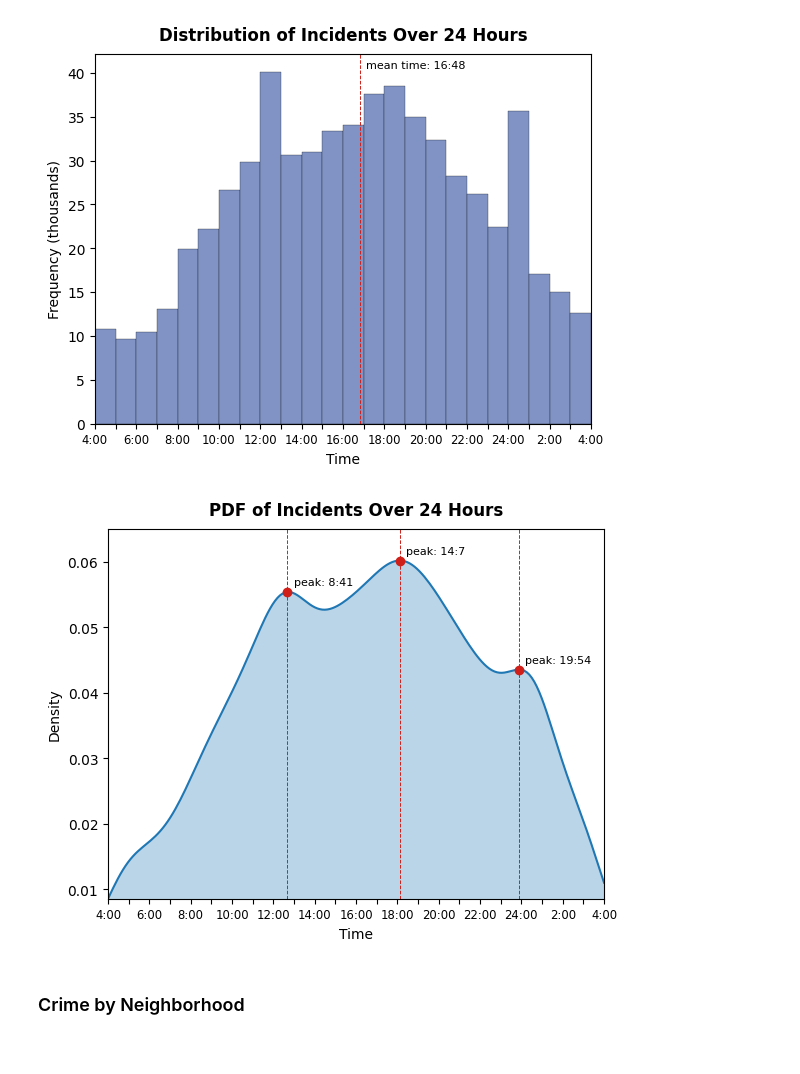
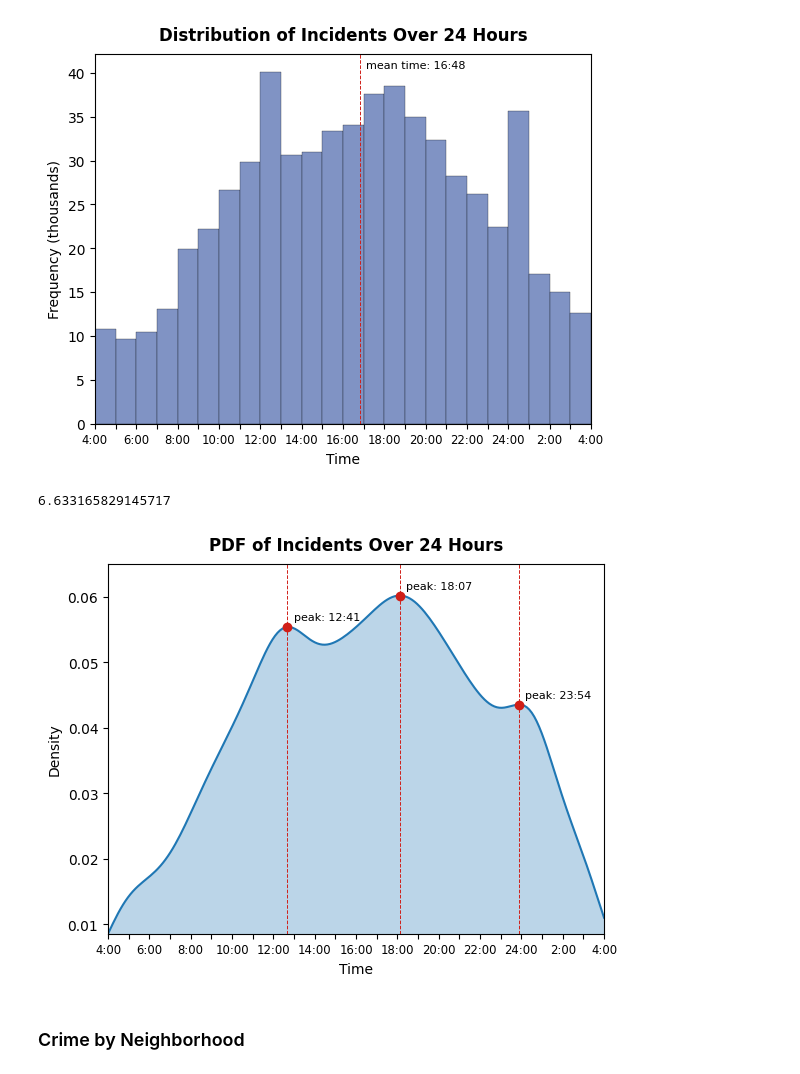
Before and after one commit to rogerwng/SFPD_Crime, a Jupyter notebook: EDA.ipynb, the cells around one changed output. Drawn from its saved outputs; the diff is of its cells as text; code cells hidden in the pictures.

```diff
--- a/EDA.ipynb
+++ b/EDA.ipynb
@@ -679,6 +680,10 @@ plt.show()
 # %% [output]
 Mean Incident Time: 16.80
 [figure]
+# %%
+peaks[1][0]%1*60
+# %% [output]
+6.633165829145717
 # %%
 from scipy.stats import gaussian_kde
 
@@ -687,35 +692,35 @@ kde = gaussian_kde(np.repeat(bin_centers,hist_values), bw_method=0.18)
 x_range = np.linspace(0,24,200)
 pdf = kde(x_range)
 
 # find and plot peak density times
 peaks = []
 for i in range(1,len(pdf)-1):
     if pdf[i-1] < pdf[i] and pdf[i] > pdf[i+1]:
         peaks.append((x_range[i],pdf[i]))
 
 plt.plot(x_range, pdf)
 plt.fill_between(x_range, pdf, alpha=0.3)
 for x, y in peaks:
     peak_time = x
-    peak_time = f'{int(peak_time)}:{(peak_time%1)*60:.0f}'
+    peak_time = f'{int(peak_time-shift)}:{(peak_time%1)*60:02.0f}'
     plt.axvline(x=x, color="#d01f18", linestyle='dashed', linewidth=0.7)
     plt.scatter(x, y, zorder=3, color='#d01f18')
     plt.text(x+0.3, y+0.001, f'peak: {peak_time}', fontsize=8)
 #plt.axvline(x=mean_time+shift, color="#d01f18", linestyle='dashed', linewidth=0.7)
 #plt.text(mean_time+shift+0.3, 0.062, f'mean time: {int(mean_time)}:{(mean_time%1)*60:.0f}', fontsize=8)
 #plt.scatter(mean_time+shift, pdf[int((mean_time+shift)/(24/200))], zorder=3, color="#d01f18")
 
 plt.xticks(ticks, labels=labels, fontsize='small')
 plt.xlim(min(x_range), max(x_range))
 plt.ylim(min(pdf),0.065)
 
 plt.title('PDF of Incidents Over 24 Hours', fontweight='bold', pad=10)
 
 plt.xlabel('Time')
 plt.ylabel('Density')
 plt.show()
 # %% [output]
-[figure, old version]
+[figure, new version]
 # %% [markdown]
 ### Crime by Neighborhood
 # %%
```
Also changed, not shown: parts of 2 cells of this notebook, 1 other file.
